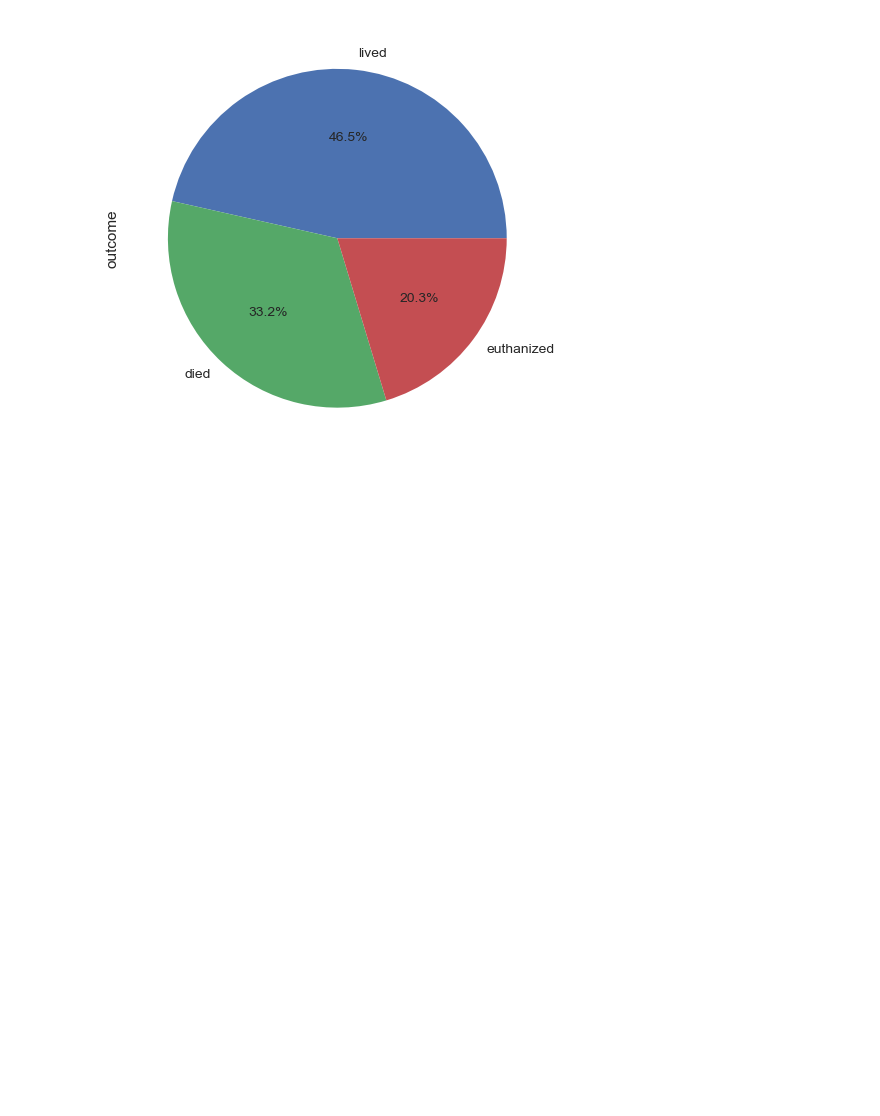
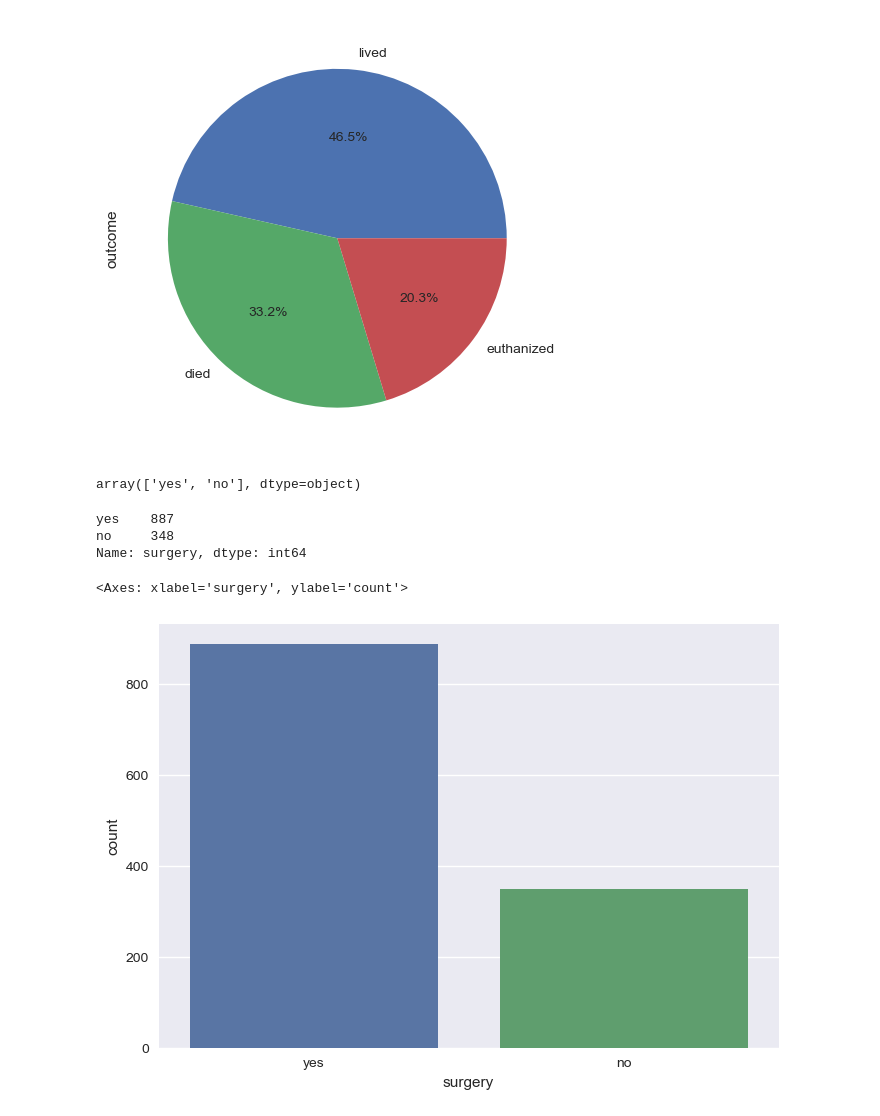
Before and after one commit to abideen-olawuwo/HorsesHealthPrediction, a Jupyter notebook: Horse_Prediction.ipynb, the cells around one changed output. Saved outputs shown, nothing was run; the diff lists cells and outputs as text; code cells hidden in the pictures; blank space fills up the shorter version.

```diff
--- a/Horse_Prediction.ipynb
+++ b/Horse_Prediction.ipynb
@@ -157,3 +157,18 @@ df['outcome'].value_counts().plot(kind='pie',autopct='%1.1f%%')
 # %% [output]
 <Axes: ylabel='outcome'>
 [figure]
+# %%
+df['surgery'].unique()
+# %% [output]
+array(['yes', 'no'], dtype=object)
+# %%
+df['surgery'].value_counts()
+# %% [output]
+yes    887
+no     348
+Name: surgery, dtype: int64
+# %%
+sns.countplot(x="surgery", data=df)
+# %% [output]
+<Axes: xlabel='surgery', ylabel='count'>
+[figure, added]
```
Also changed, not shown: parts of 9 cells of this notebook.
